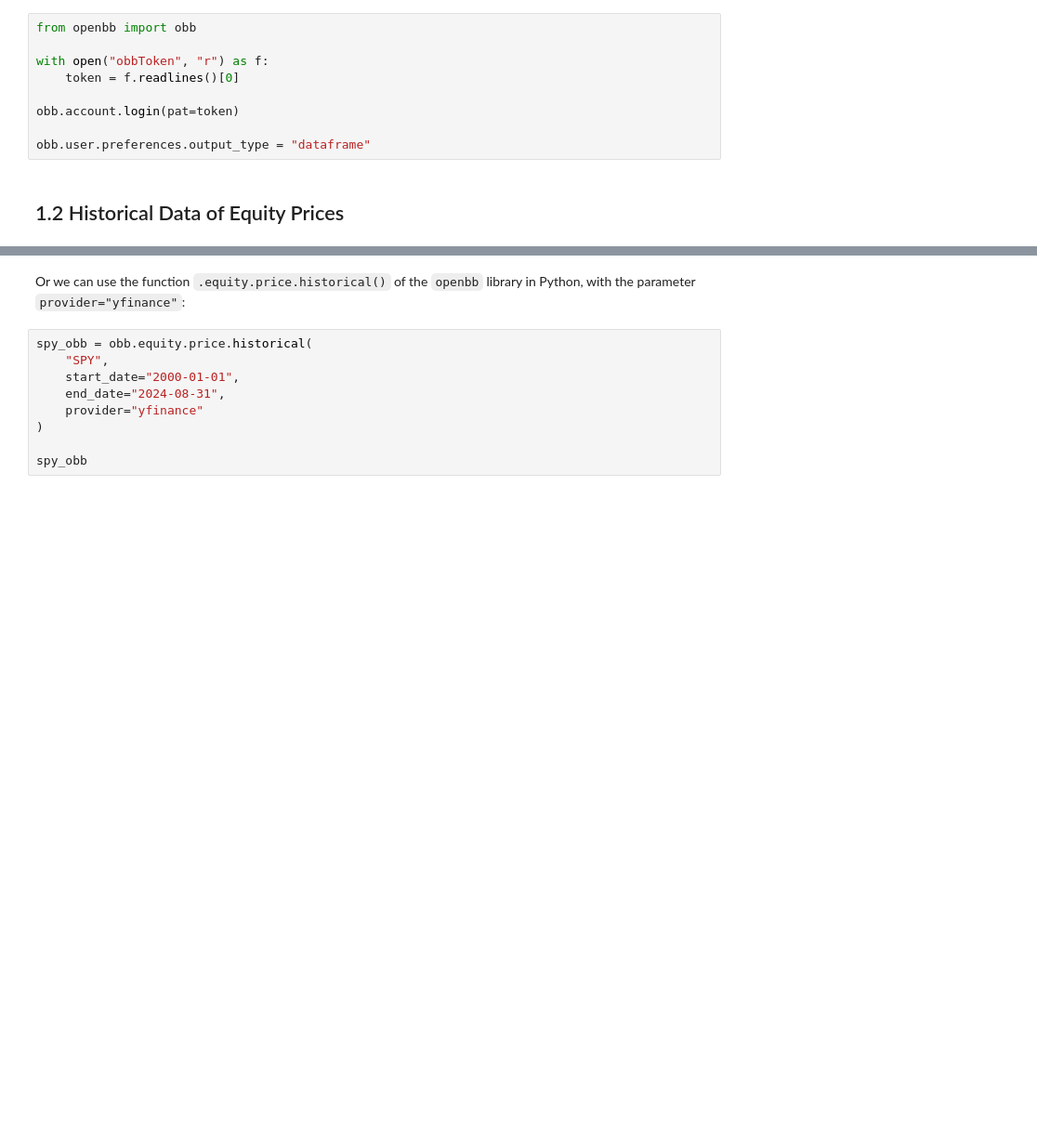
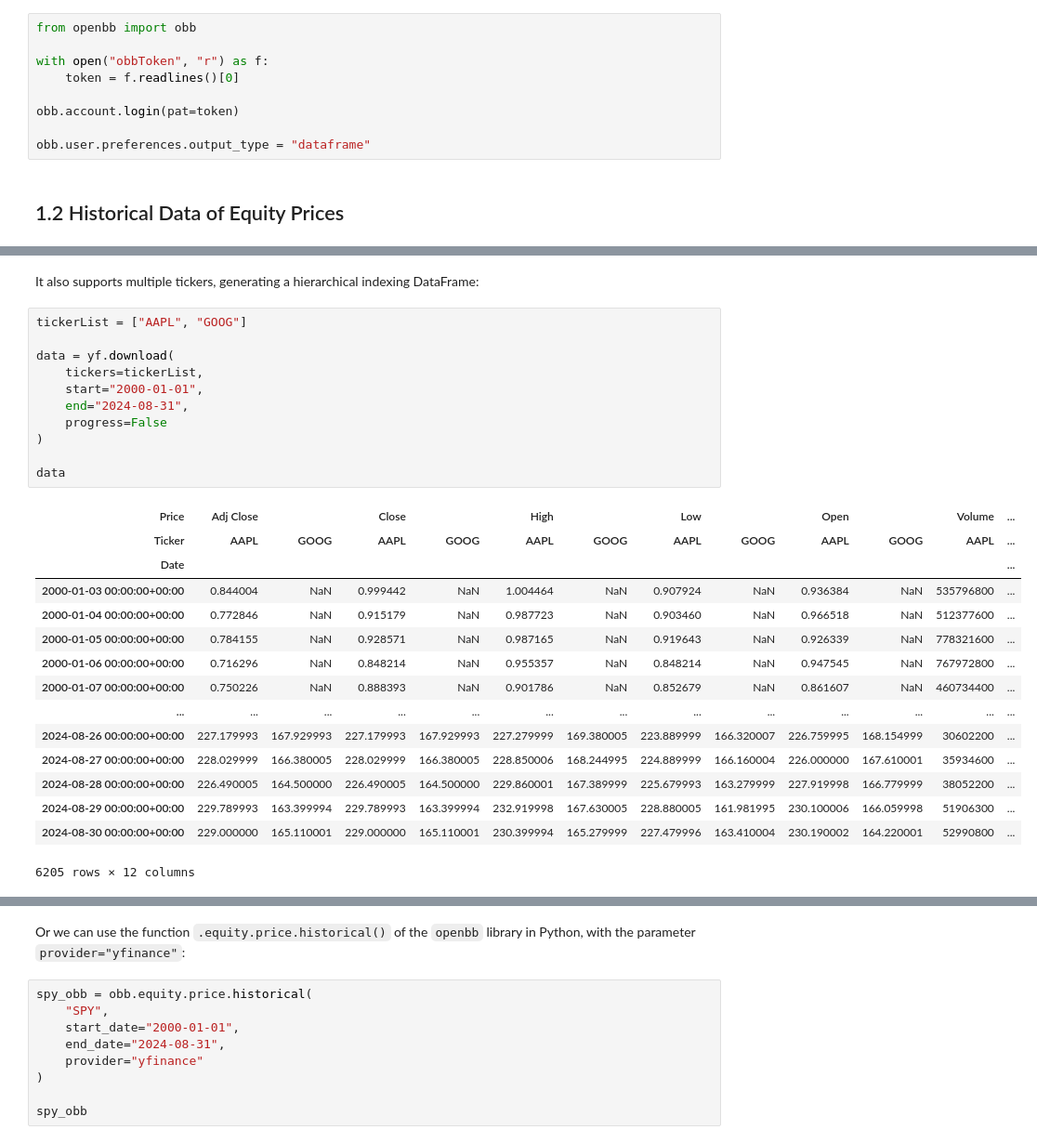
Before and after one commit to SteveXFLiu/nQuant, a Jupyter notebook: 01ObtainingData.ipynb, the cells around one changed output, grey strips where cells are left out. Shown: that part at 93% size. Saved outputs shown, nothing was run; the diff lists cells and outputs as text; blank space fills up the shorter version.

Commit message:
Updated yf.download()

```diff
--- a/01ObtainingData.ipynb
+++ b/01ObtainingData.ipynb
@@ -45,3 +47,32 @@ spy_yf
 | 2024-08-29 | 560.309998 | 563.679993 | 557.179993 | 558.349976 | 558.349976 | 38715200 |
 | 2024-08-30 | 560.770020 | 564.200012 | 557.140015 | 563.679993 | 563.679993 | 62700100 |
 6205 rows × 6 columns
+# %% [markdown]
+It also supports multiple tickers, generating a hierarchical indexing DataFrame:
+# %%
+tickerList = ["AAPL", "GOOG"]
+
+data = yf.download(
+    tickers=tickerList,
+    start="2000-01-01",
+    end="2024-08-31",
+    progress=False
+)
+
+data
+# %% [output]
+| Price | Adj Close |  | Close |  | High |  | Low |  | Open |  | Volume | ... |
+| Ticker | AAPL | GOOG | AAPL | GOOG | AAPL | GOOG | AAPL | GOOG | AAPL | GOOG | AAPL | ... |
+| Date |  |  |  |  |  |  |  |  |  |  |  | ... |
+| 2000-01-03 00:00:00+00:00 | 0.844004 | NaN | 0.999442 | NaN | 1.004464 | NaN | 0.907924 | NaN | 0.936384 | NaN | 535796800 | ... |
+| 2000-01-04 00:00:00+00:00 | 0.772846 | NaN | 0.915179 | NaN | 0.987723 | NaN | 0.903460 | NaN | 0.966518 | NaN | 512377600 | ... |
+| 2000-01-05 00:00:00+00:00 | 0.784155 | NaN | 0.928571 | NaN | 0.987165 | NaN | 0.919643 | NaN | 0.926339 | NaN | 778321600 | ... |
+| 2000-01-06 00:00:00+00:00 | 0.716296 | NaN | 0.848214 | NaN | 0.955357 | NaN | 0.848214 | NaN | 0.947545 | NaN | 767972800 | ... |
+| 2000-01-07 00:00:00+00:00 | 0.750226 | NaN | 0.888393 | NaN | 0.901786 | NaN | 0.852679 | NaN | 0.861607 | NaN | 460734400 | ... |
+| ... | ... | ... | ... | ... | ... | ... | ... | ... | ... | ... | ... | ... |
+| 2024-08-26 00:00:00+00:00 | 227.179993 | 167.929993 | 227.179993 | 167.929993 | 227.279999 | 169.380005 | 223.889999 | 166.320007 | 226.759995 | 168.154999 | 30602200 | ... |
+| 2024-08-27 00:00:00+00:00 | 228.029999 | 166.380005 | 228.029999 | 166.380005 | 228.850006 | 168.244995 | 224.889999 | 166.160004 | 226.000000 | 167.610001 | 35934600 | ... |
+| 2024-08-28 00:00:00+00:00 | 226.490005 | 164.500000 | 226.490005 | 164.500000 | 229.860001 | 167.389999 | 225.679993 | 163.279999 | 227.919998 | 166.779999 | 38052200 | ... |
+| 2024-08-29 00:00:00+00:00 | 229.789993 | 163.399994 | 229.789993 | 163.399994 | 232.919998 | 167.630005 | 228.880005 | 161.981995 | 230.100006 | 166.059998 | 51906300 | ... |
+| 2024-08-30 00:00:00+00:00 | 229.000000 | 165.110001 | 229.000000 | 165.110001 | 230.399994 | 165.279999 | 227.479996 | 163.410004 | 230.190002 | 164.220001 | 52990800 | ... |
+6205 rows × 12 columns
```
Also changed, not shown: parts of 6 cells of this notebook.
